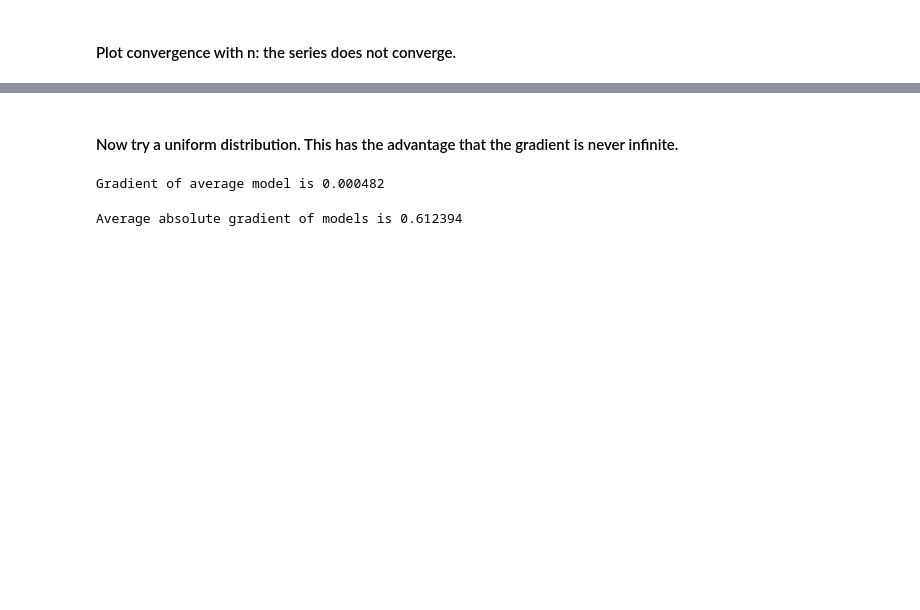
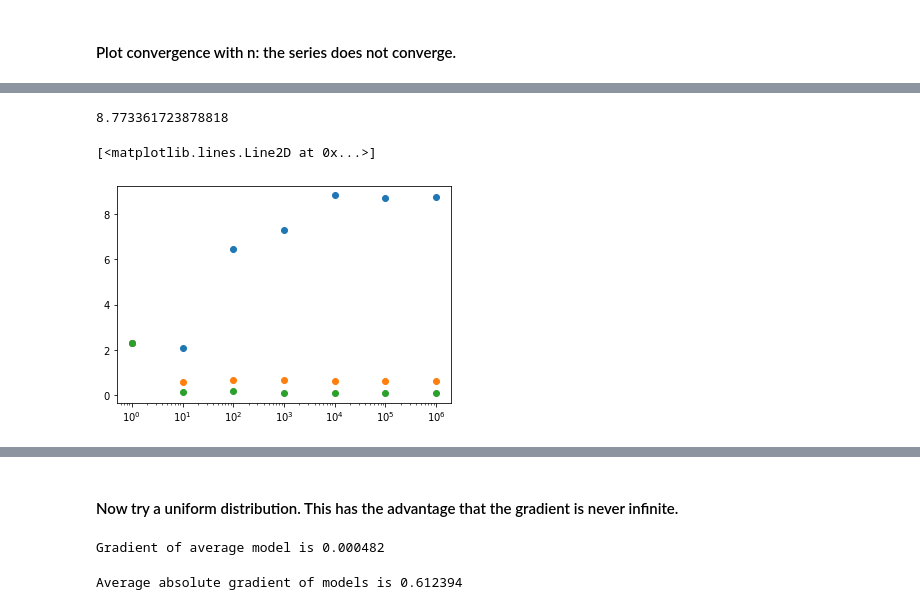
Before and after one commit to plivermore/jerk_finder, a Jupyter notebook: Python/Average_grad_vs_grad_average.ipynb, the cells around one changed output, grey strips where cells are left out. Saved outputs shown, nothing was run; the diff lists cells and outputs as text; code cells hidden in the pictures; blank space fills up the shorter version.

```diff
--- a/Python/Average_grad_vs_grad_average.ipynb
+++ b/Python/Average_grad_vs_grad_average.ipynb
@@ -58,0 +59,22 @@ plt.semilogx( [1,10,100,1000,10000,100000,1000000], trunc_grad,'o')
+# %%
+np.percentile( abs((y2 - y1 ) / (x2 - x1 )) , 95)
+# %% [output]
+8.773361723878818
+# %%
+trunc_grad95 = np.zeros(7)
+trunc_grad5 = np.zeros(7)
+trunc_grad50 = np.zeros(7)
+
+for i in range(7):
+    high = 10**i
+    trunc_grad95[i] =  np.percentile( abs((y2[0:high] - y1[0:high] ) / (x2[0:high] - x1[0:high] )),95)
+    trunc_grad5[i] =  np.percentile( abs((y2[0:high] - y1[0:high] ) / (x2[0:high] - x1[0:high] )),5)
+    trunc_grad50[i] =  np.percentile( abs((y2[0:high] - y1[0:high] ) / (x2[0:high] - x1[0:high] )),50)
+
+plt.figure()
+plt.semilogx( [1,10,100,1000,10000,100000,1000000], trunc_grad95,'o')
+plt.semilogx( [1,10,100,1000,10000,100000,1000000], trunc_grad50,'o')
+plt.semilogx( [1,10,100,1000,10000,100000,1000000], trunc_grad5,'o')
+# %% [output]
+[<matplotlib.lines.Line2D at 0x...>]
+[figure, added]
```
Also changed, not shown: parts of 5 cells of this notebook, 39 other files.
